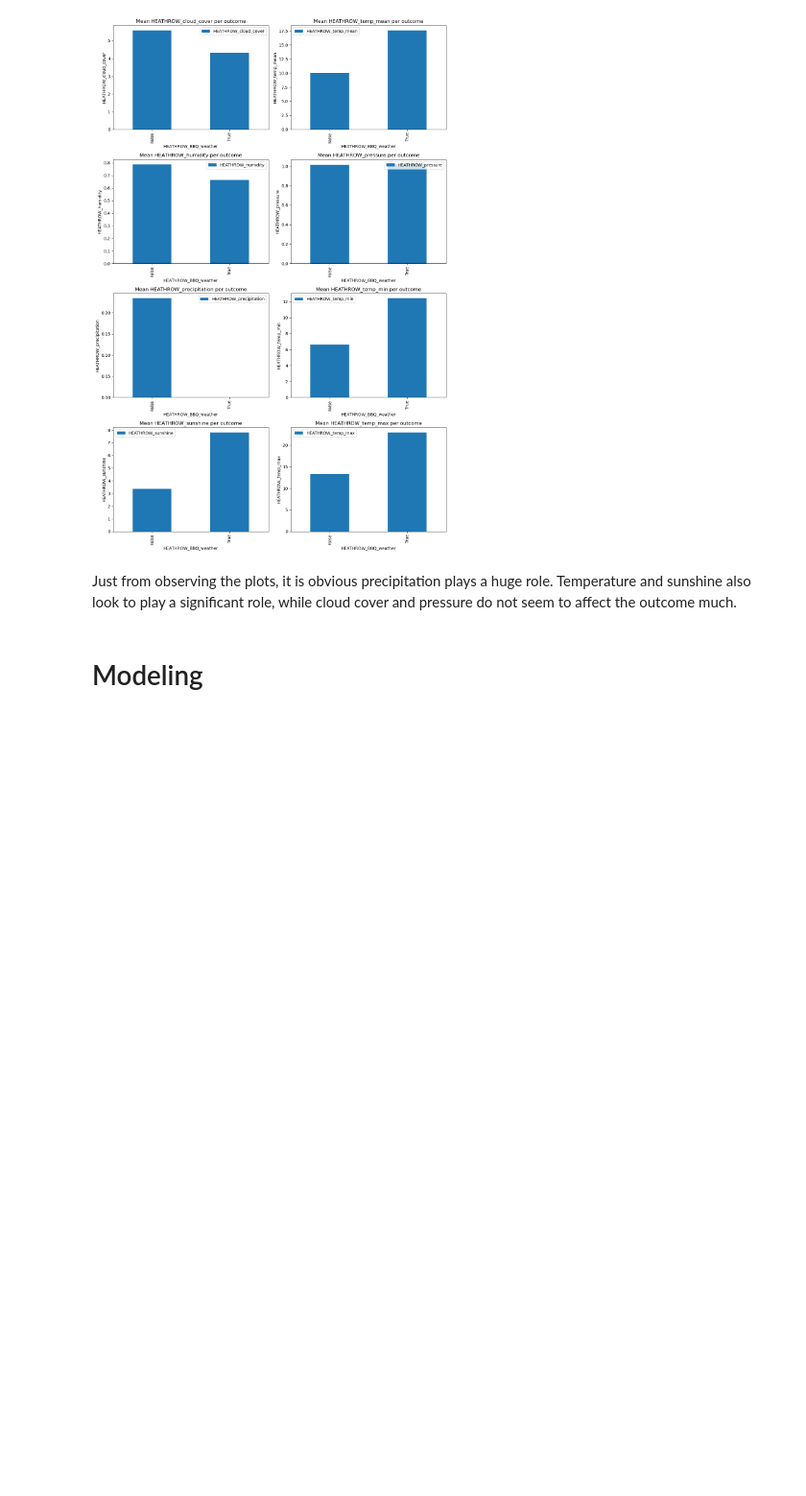
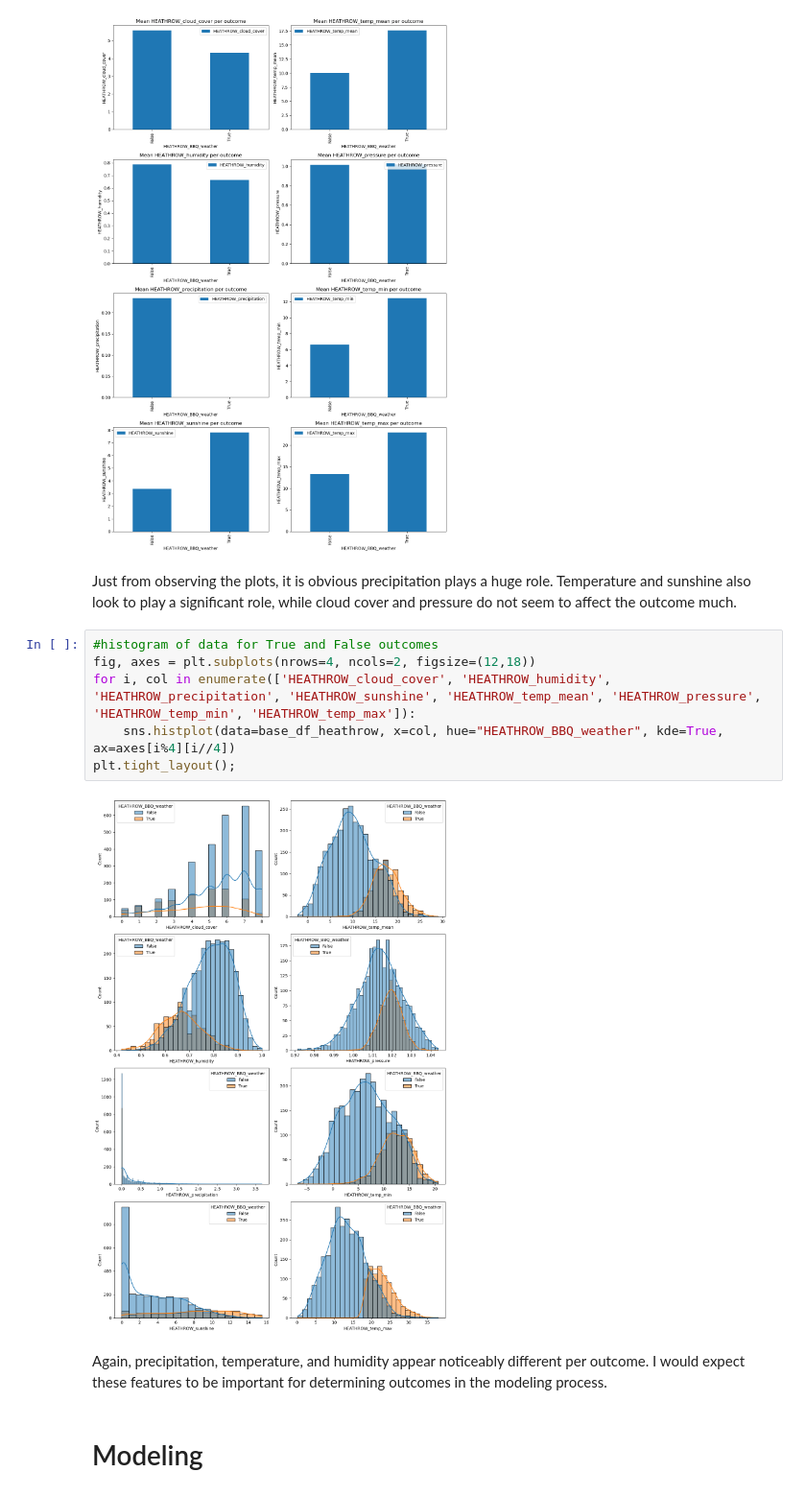
Before and after one commit to lalynjay/weather_classification, a Jupyter notebook: weather_classification.ipynb, the cells around one changed output. Shown at 96% size. Drawn from its saved outputs; the diff is of its cells as text; blank space fills up the shorter version.

```diff
--- a/weather_classification.ipynb
+++ b/weather_classification.ipynb
@@ -283,6 +307,16 @@ plt.tight_layout();
 [figure]
 # %% [markdown]
 Just from observing the plots, it is obvious precipitation plays a huge role. Temperature and sunshine also look to play a significant role, while cloud cover and pressure do not seem to affect the outcome much.
+# %%
+#histogram of data for True and False outcomes
+fig, axes = plt.subplots(nrows=4, ncols=2, figsize=(12,18))
+for i, col in enumerate(['HEATHROW_cloud_cover', 'HEATHROW_humidity', 'HEATHROW_precipitation', 'HEATHROW_sunshine', 'HEATHROW_temp_mean', 'HEATHROW_pressure', 'HEATHROW_temp_min', 'HEATHROW_temp_max']):
+    sns.histplot(data=base_df_heathrow, x=col, hue="HEATHROW_BBQ_weather", kde=True, ax=axes[i%4][i//4])
+plt.tight_layout();
+# %% [output]
+[figure, added]
+# %% [markdown]
+Again, precipitation, temperature, and humidity appear noticeably different per outcome. I would expect these features to be important for determining outcomes in the modeling process.
 # %% [markdown]
 # Modeling
 # %% [markdown]
```
Also changed, not shown: parts of 78 cells of this notebook, 1 other file.
